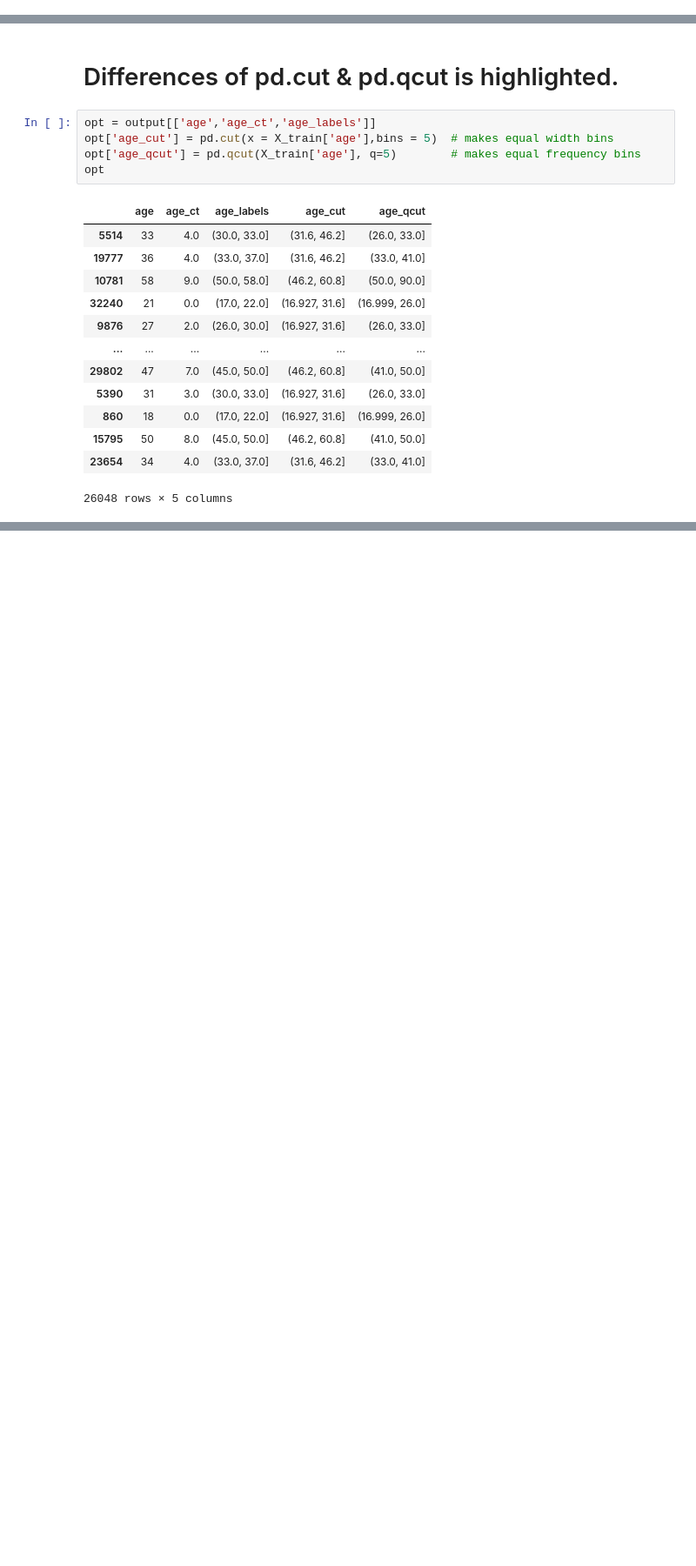
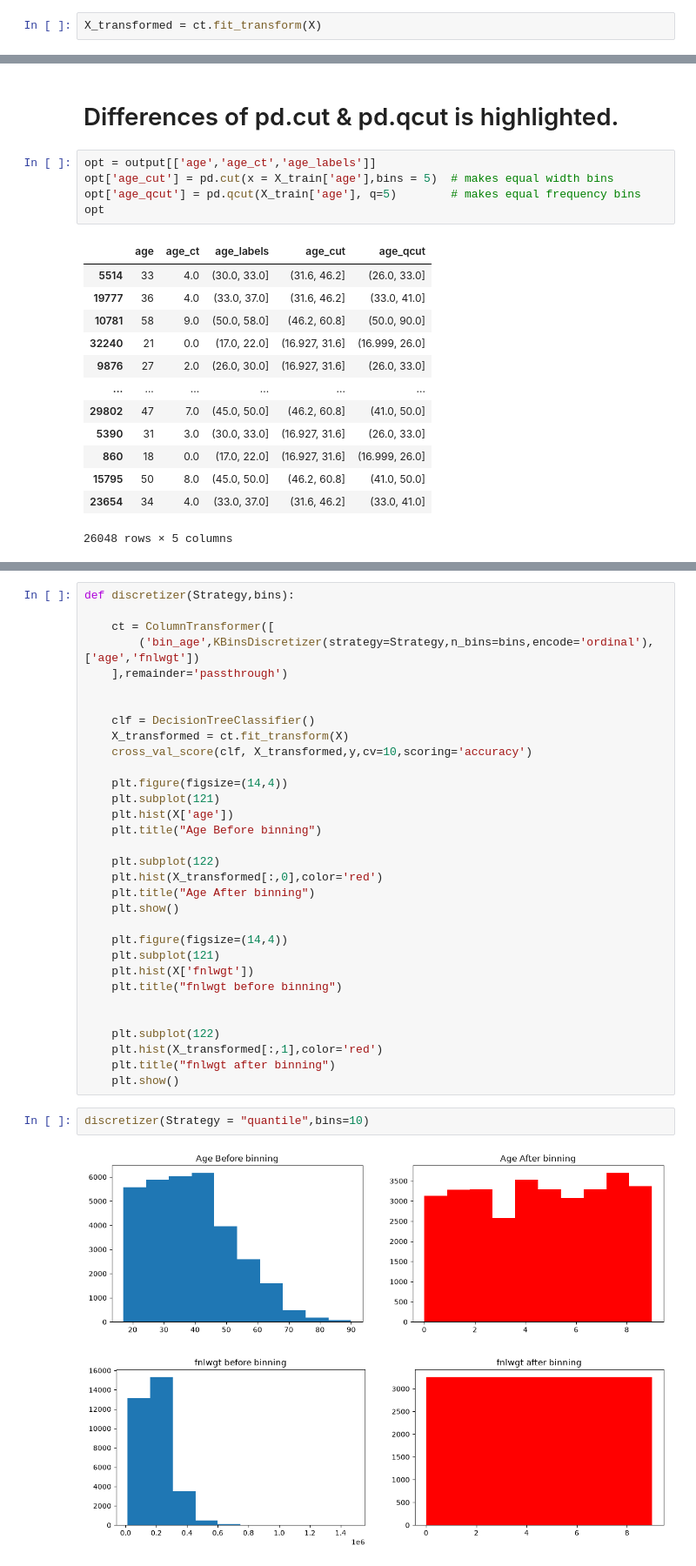
Before and after one commit to renovamen1/feature-engineering, a Jupyter notebook: Binning & Binarization/Binning.ipynb, the cells around one changed output, grey strips where cells are left out. Shown at 87% size. Drawn from its saved outputs; the diff is of its cells as text; blank space fills up the shorter version.

Commit message:
added plots to visualize distribution of columns before and after binning

```diff
--- a/Binning & Binarization/Binning.ipynb
+++ b/Binning & Binarization/Binning.ipynb
@@ -113,2 +113,4 @@ accuracy_score(y_test,y_pred2)
+# %%
+X_transformed = ct.fit_transform(X)
 # %%
 # cross validating again.
@@ -202,0 +207,37 @@ Name: count, dtype: int64
+# %%
+def discretizer(Strategy,bins):
+
+    ct = ColumnTransformer([
+        ('bin_age',KBinsDiscretizer(strategy=Strategy,n_bins=bins,encode='ordinal'),['age','fnlwgt'])
+    ],remainder='passthrough')
+
+
+    clf = DecisionTreeClassifier()
+    X_transformed = ct.fit_transform(X)
+    cross_val_score(clf, X_transformed,y,cv=10,scoring='accuracy')
+
+    plt.figure(figsize=(14,4))
+    plt.subplot(121)
+    plt.hist(X['age'])
+    plt.title("Age Before binning")
+
+    plt.subplot(122)
+    plt.hist(X_transformed[:,0],color='red')
+    plt.title("Age After binning")
+    plt.show()
+
+    plt.figure(figsize=(14,4))
+    plt.subplot(121)
+    plt.hist(X['fnlwgt'])
+    plt.title("fnlwgt before binning")
+
+
+    plt.subplot(122)
+    plt.hist(X_transformed[:,1],color='red')
+    plt.title("fnlwgt after binning")
+    plt.show()
+# %%
+discretizer(Strategy = "quantile",bins=10)
+# %% [output]
+[figure, added]
+[figure, added]
```
Also changed, not shown: parts of 8 cells of this notebook.
